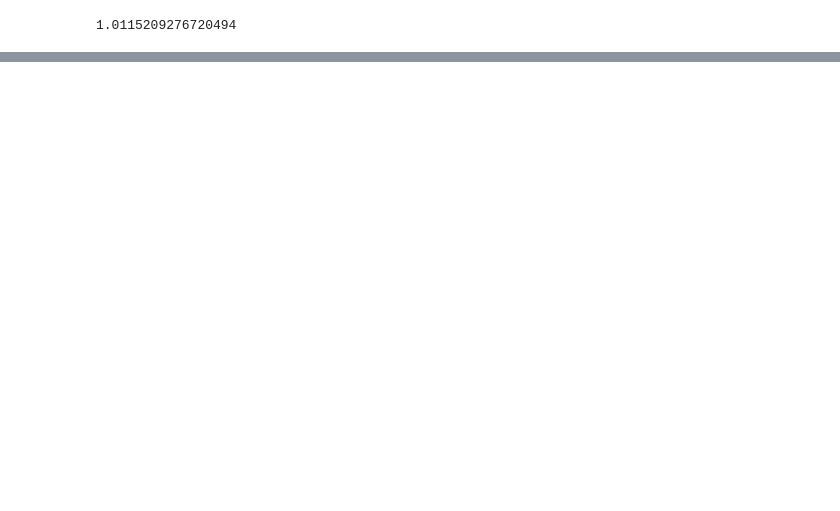
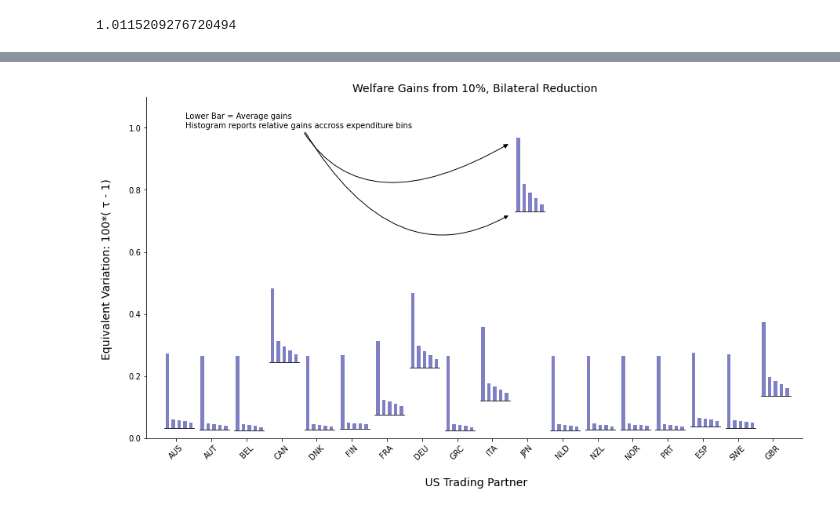
Before and after one commit to mwaugh0328/heterogeneous-agent-trade, a Jupyter notebook: notebooks/plot-welfare.ipynb, the cells around one changed output, grey strips where cells are left out. Drawn from its saved outputs; the diff is of its cells as text; code cells hidden in the pictures; blank space fills up the shorter version.

```diff
--- a/notebooks/plot-welfare.ipynb
+++ b/notebooks/plot-welfare.ipynb
@@ -209,0 +188,90 @@ avg
+# %%
+foo = pd.qcut(df.expenditure, 5,labels = False)
+
+foobar = pd.DataFrame(columns=["∂W", "Name"])
+
+for xxx in cntryname[0:18]:
+
+    dfcntry = pd.read_csv("./output/welfare-cross-section-" + xxx + ".csv")
+
+    dfcntry["quantile-cut" ] = foo
+
+    grp = dfcntry.groupby("quantile-cut")
+
+    gf = grp["∂W"].mean().to_frame()
+
+    gf["Name"] = xxx
+
+    foobar = foobar.append(gf)
+# %%
+fig, ax = plt.subplots(figsize = [15.0,8.0])
+
+ax.plot(range(18), color = "w")
+
+ax.set_ylim(0, 1.1)
+
+for idx, xxx in enumerate(cntryname[0:18]):
+
+    dfcntry = pd.read_csv("./output/welfare-cross-section-" + xxx + ".csv")
+
+    avg = 100*(dfcntry["∂W"].mean()-1)
+
+    axin = ax.inset_axes(
+        [0.65 + (idx-1), avg, 0.85, .25], transform= ax.transData)
+#[x0, y0, width, height]
+
+    axin.spines["right"].set_visible(False)
+    axin.spines["top"].set_visible(False)
+    axin.spines["left"].set_visible(False)
+
+    axin.get_xaxis().set_visible(False)
+    axin.get_yaxis().set_visible(False)
+
+    hsr = axin.bar(grp.homeshare.median().index + 1,
+       ( foobar[foobar["Name"] == xxx]["∂W"] - 1)
+       , alpha = 0.5, width = 0.60, color = "darkblue")
+
+ax.set_xticks(np.arange(0,18))
+ax.set_xticklabels(cntryname[0:18], rotation=45, fontsize = 10)
+
+ax.spines["right"].set_visible(False)
+ax.spines["top"].set_visible(False)
+
+ax.set_ylabel("Equivalent Variation: 100*( τ - 1) \n", fontsize=14)
+ax.set_xlabel("\n US Trading Partner", fontsize=14)
+
+ax.set_title('Welfare Gains from 10%, Bilateral Reduction', fontsize=14)
+
+ax.annotate(
+    "Lower Bar = Average gains \nHistogram reports relative gains accross expenditure bins",
+    xy=(9.5, 0.72), # This is where we point at...
+    xycoords="data", # Not exactly sure about this
+    xytext=(0.25, 1.0), # This is about where the text is
+    horizontalalignment="left", # How the text is alined
+    arrowprops={
+        "arrowstyle": "-|>", # This is stuff about the arrow
+        "connectionstyle": "angle3,angleA=300,angleB=30",
+        "color": "black"
+    },
+    fontsize=10,
+)
+
+ax.annotate(
+    "                       ",
+    xy=(9.5, 0.95), # This is where we point at...
+    xycoords="data", # Not exactly sure about this
+    xytext=(4.5, 1.0), # This is about where the text is
+    horizontalalignment="right", # How the text is alined
+    arrowprops={
+        "arrowstyle": "-|>", # This is stuff about the arrow
+        "connectionstyle": "angle3,angleA=300,angleB=30",
+        "color": "black"
+    },
+    fontsize=12,
+)
+
+plt.savefig("../notes/figures/welfare-bilateral.pdf", bbox_inches = "tight")
+
+plt.show()
+# %% [output]
+[figure, added]
```
Also changed, not shown: parts of 10 cells of this notebook, 5 other files.
